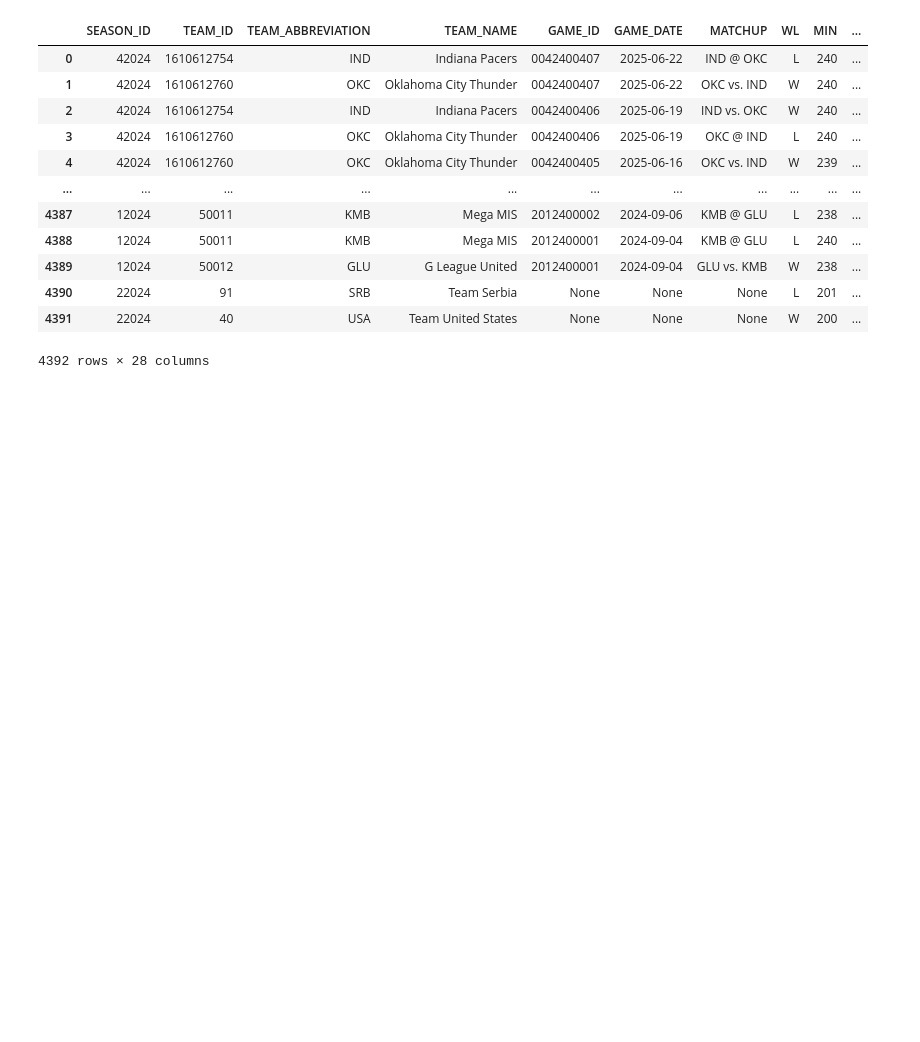
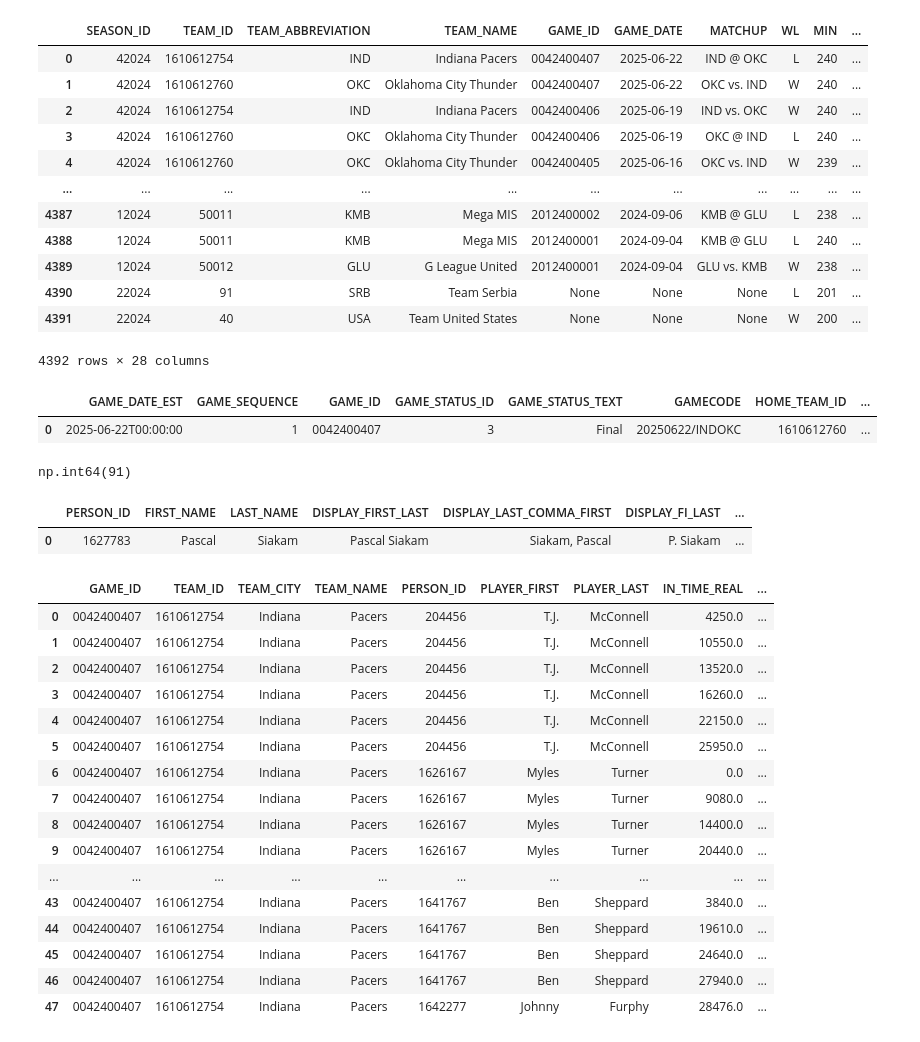
Before and after one commit to rickpatking/Lineups_Impact, a Jupyter notebook: notebooks/02_lineup_tracking_prototype.ipynb, the cells around one changed output. Cells and saved outputs as stored; diff of their text form; code cells hidden in the pictures; blank space fills up the shorter version.

Commit message:
Finally tried running my pipeline, but my lineup tracking was bad and caused a lot of errors. However, I found a new nba_api endpoint that will make tracking the lineups a lot easier.

```diff
--- a/notebooks/02_lineup_tracking_prototype.ipynb
+++ b/notebooks/02_lineup_tracking_prototype.ipynb
@@ -352,3 +354,45 @@ games_df
 | 4390 | 22024 | 91 | SRB | Team Serbia | None | None | None | L | 201 | ... |
 | 4391 | 22024 | 40 | USA | Team United States | None | None | None | W | 200 | ... |
 4392 rows × 28 columns
+# %%
+box2 = boxscoresummaryv2.BoxScoreSummaryV2(game_id)
+df3 = box2.get_data_frames()[0]
+df3
+# %% [output]
+|  | GAME_DATE_EST | GAME_SEQUENCE | GAME_ID | GAME_STATUS_ID | GAME_STATUS_TEXT | GAMECODE | HOME_TEAM_ID | ... |
+| 0 | 2025-06-22T00:00:00 | 1 | 0042400407 | 3 | Final | 20250622/INDOKC | 1610612760 | ... |
+# %%
+box3 = boxscoretraditionalv3.BoxScoreTraditionalV3('0042400406')
+df4 = box3.get_data_frames()[2]
+df4['points'][1]
+# %% [output]
+np.int64(91)
+# %%
+q = commonplayerinfo.CommonPlayerInfo('1627783') #siakam
+df5 = q.get_data_frames()[0]
+df5
+# %% [output]
+|  | PERSON_ID | FIRST_NAME | LAST_NAME | DISPLAY_FIRST_LAST | DISPLAY_LAST_COMMA_FIRST | DISPLAY_FI_LAST | ... |
+| 0 | 1627783 | Pascal | Siakam | Pascal Siakam | Siakam, Pascal | P. Siakam | ... |
+# %%
+p = gamerotation.GameRotation(game_id)
+pp = p.get_data_frames()[0]
+pp
+# %% [output]
+|  | GAME_ID | TEAM_ID | TEAM_CITY | TEAM_NAME | PERSON_ID | PLAYER_FIRST | PLAYER_LAST | IN_TIME_REAL | ... |
+| 0 | 0042400407 | 1610612754 | Indiana | Pacers | 204456 | T.J. | McConnell | 4250.0 | ... |
+| 1 | 0042400407 | 1610612754 | Indiana | Pacers | 204456 | T.J. | McConnell | 10550.0 | ... |
+| 2 | 0042400407 | 1610612754 | Indiana | Pacers | 204456 | T.J. | McConnell | 13520.0 | ... |
+| 3 | 0042400407 | 1610612754 | Indiana | Pacers | 204456 | T.J. | McConnell | 16260.0 | ... |
+| 4 | 0042400407 | 1610612754 | Indiana | Pacers | 204456 | T.J. | McConnell | 22150.0 | ... |
+| 5 | 0042400407 | 1610612754 | Indiana | Pacers | 204456 | T.J. | McConnell | 25950.0 | ... |
+| 6 | 0042400407 | 1610612754 | Indiana | Pacers | 1626167 | Myles | Turner | 0.0 | ... |
+| 7 | 0042400407 | 1610612754 | Indiana | Pacers | 1626167 | Myles | Turner | 9080.0 | ... |
+| 8 | 0042400407 | 1610612754 | Indiana | Pacers | 1626167 | Myles | Turner | 14400.0 | ... |
+| 9 | 0042400407 | 1610612754 | Indiana | Pacers | 1626167 | Myles | Turner | 20440.0 | ... |
+| ... | ... | ... | ... | ... | ... | ... | ... | ... | ... |
+| 43 | 0042400407 | 1610612754 | Indiana | Pacers | 1641767 | Ben | Sheppard | 3840.0 | ... |
+| 44 | 0042400407 | 1610612754 | Indiana | Pacers | 1641767 | Ben | Sheppard | 19610.0 | ... |
+| 45 | 0042400407 | 1610612754 | Indiana | Pacers | 1641767 | Ben | Sheppard | 24640.0 | ... |
+| 46 | 0042400407 | 1610612754 | Indiana | Pacers | 1641767 | Ben | Sheppard | 27940.0 | ... |
+| 47 | 0042400407 | 1610612754 | Indiana | Pacers | 1642277 | Johnny | Furphy | 28476.0 | ... |
```
Also changed, not shown: parts of 1 cell of this notebook, 6 other files.
